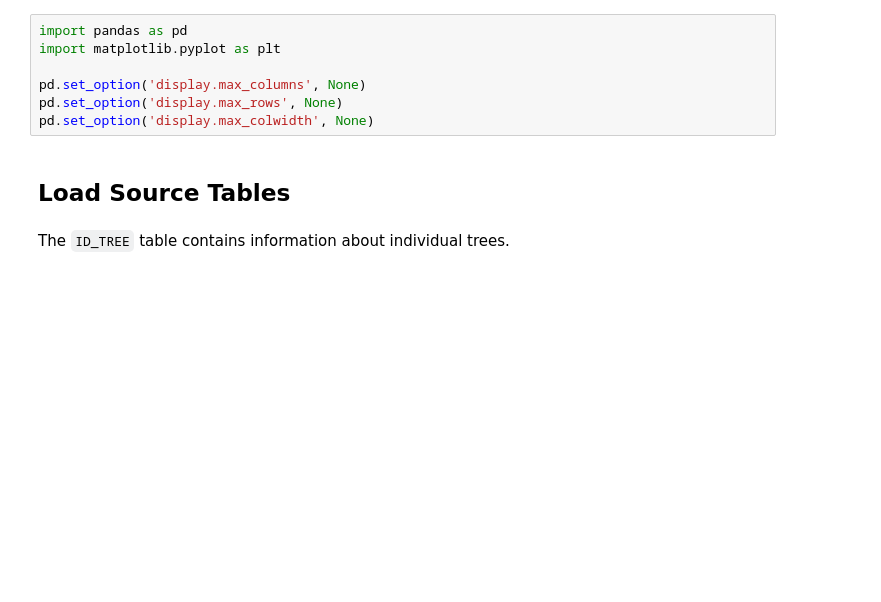
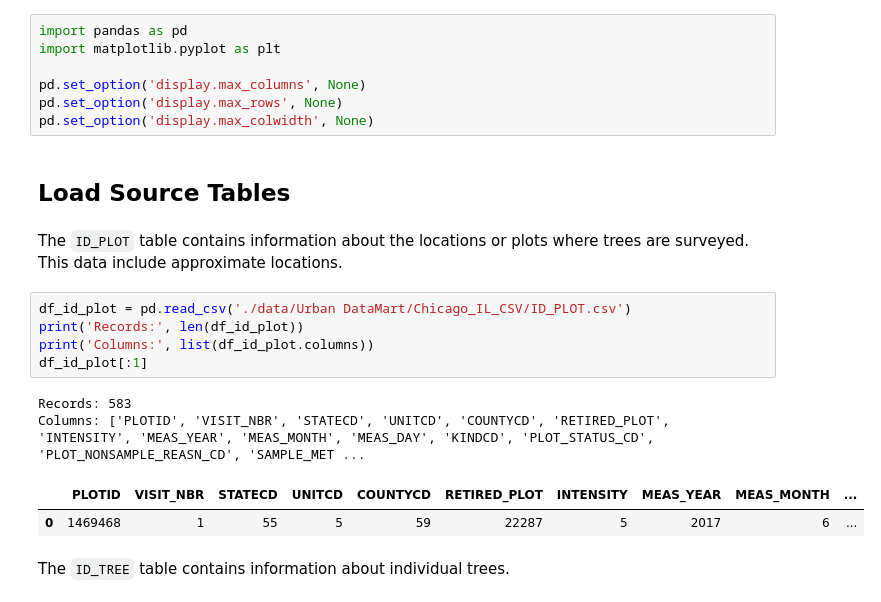
Before and after one commit to fractalate/data-trees, a Jupyter notebook: explore_chicago_il.ipynb, the cells around one changed output. Drawn from its saved outputs; the diff is of its cells as text; blank space fills up the shorter version.

Commit message:
Cleanup and Loading ID_PLOT Table

```diff
--- a/explore_chicago_il.ipynb
+++ b/explore_chicago_il.ipynb
@@ -9,6 +9,18 @@ pd.set_option('display.max_rows', None)
 pd.set_option('display.max_colwidth', None)
 # %% [markdown]
 ## Load Source Tables
+# %% [markdown]
+The `ID_PLOT` table contains information about the locations or plots where trees are surveyed. This data include approximate locations.
+# %%
+df_id_plot = pd.read_csv('./data/Urban DataMart/Chicago_IL_CSV/ID_PLOT.csv')
+print('Records:', len(df_id_plot))
+print('Columns:', list(df_id_plot.columns))
+df_id_plot[:1]
+# %% [output]
+Records: 583
+Columns: ['PLOTID', 'VISIT_NBR', 'STATECD', 'UNITCD', 'COUNTYCD', 'RETIRED_PLOT', 'INTENSITY', 'MEAS_YEAR', 'MEAS_MONTH', 'MEAS_DAY', 'KINDCD', 'PLOT_STATUS_CD', 'PLOT_NONSAMPLE_REASN_CD', 'SAMPLE_MET ...
+|  | PLOTID | VISIT_NBR | STATECD | UNITCD | COUNTYCD | RETIRED_PLOT | INTENSITY | MEAS_YEAR | MEAS_MONTH | ... |
+| 0 | 1469468 | 1 | 55 | 5 | 59 | 22287 | 5 | 2017 | 6 | ... |
 # %% [markdown]
 The `ID_TREE` table contains information about individual trees.
 # %%
```
Also changed, not shown: parts of 14 cells of this notebook.
